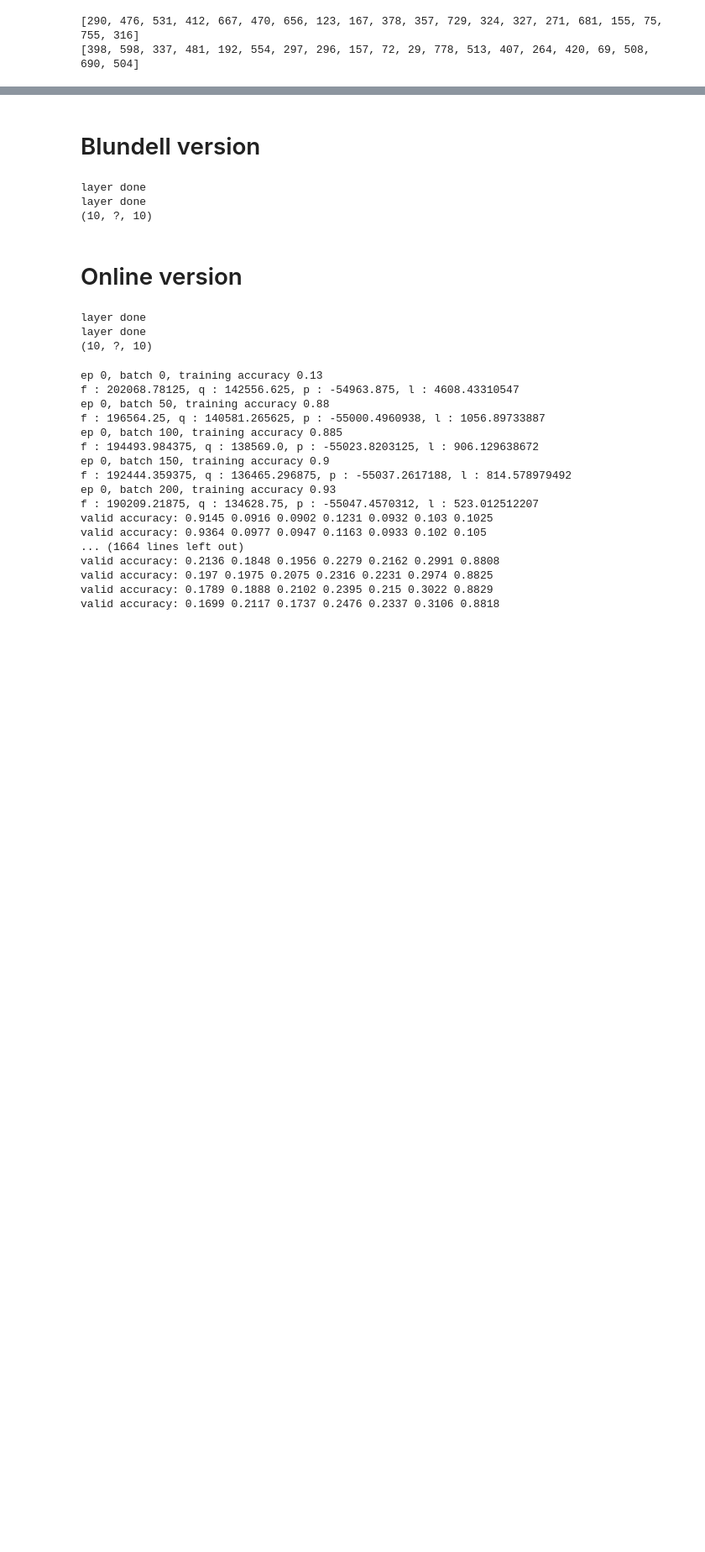
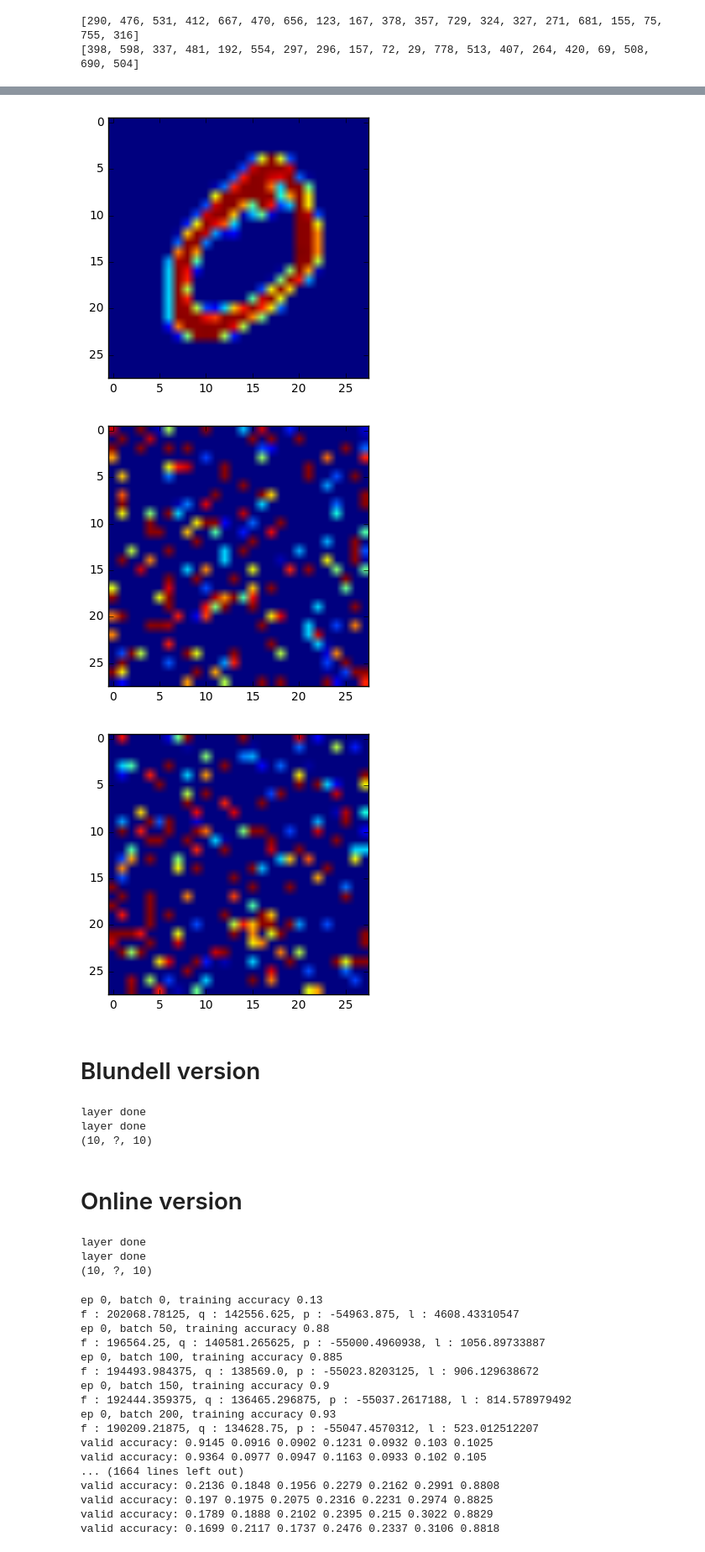
Before and after one commit to geronest/bayes_nn_shson_1611, a Jupyter notebook: ewc_multitask_170825.ipynb, the cells around one changed output, grey strips where cells are left out. Shown at 84% size. Cells and saved outputs as stored; diff of their text form; code cells hidden in the pictures; blank space fills up the shorter version.

```diff
--- a/ewc_multitask_170825.ipynb
+++ b/ewc_multitask_170825.ipynb
@@ -84,3 +103,14 @@ def print_accs(accs, ep):
+# %%
+plt.imshow(np.reshape(x_train[0][1], (28, 28)))
+plt.show()
+plt.imshow(np.reshape(x_train[1][1], (28, 28)))
+plt.show()
+plt.imshow(np.reshape(x_train[2][1], (28, 28)))
+plt.show()
+# %% [output]
+[figure, added]
+[figure, added]
+[figure, added]
 # %% [markdown]
 # Blundell version
 # %%
```
Also changed, not shown: parts of 2 cells of this notebook, 12 other files.
